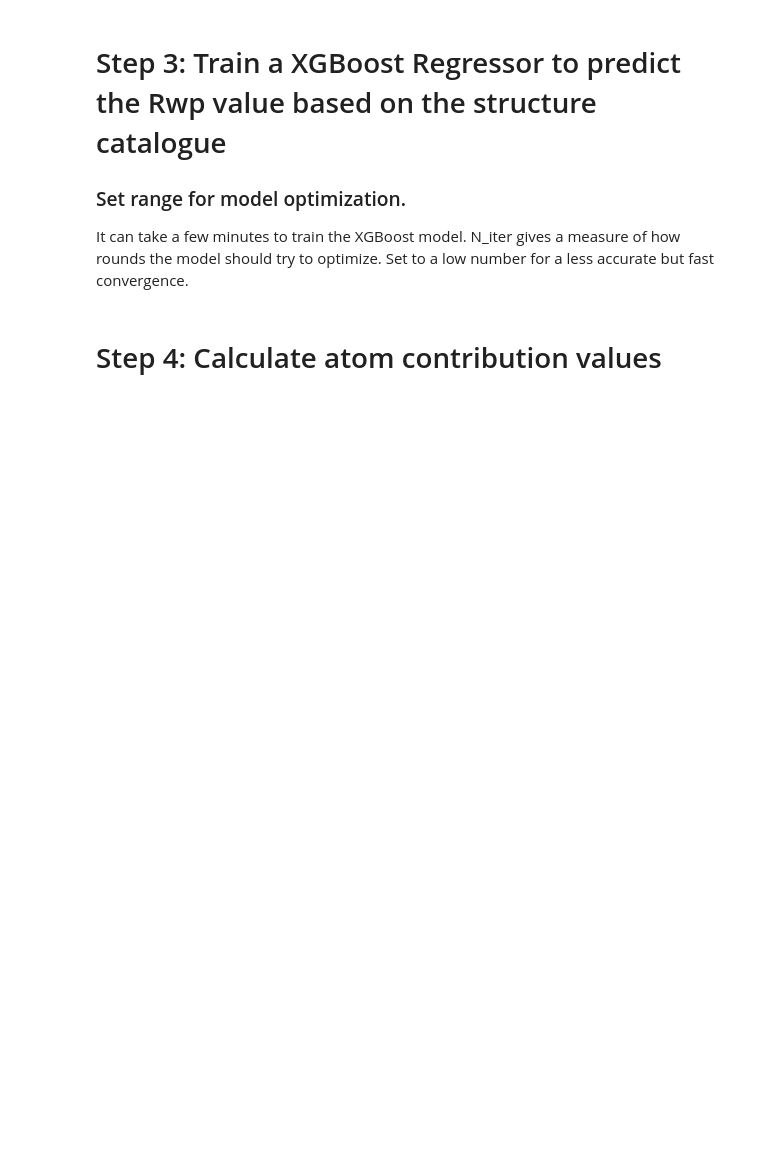
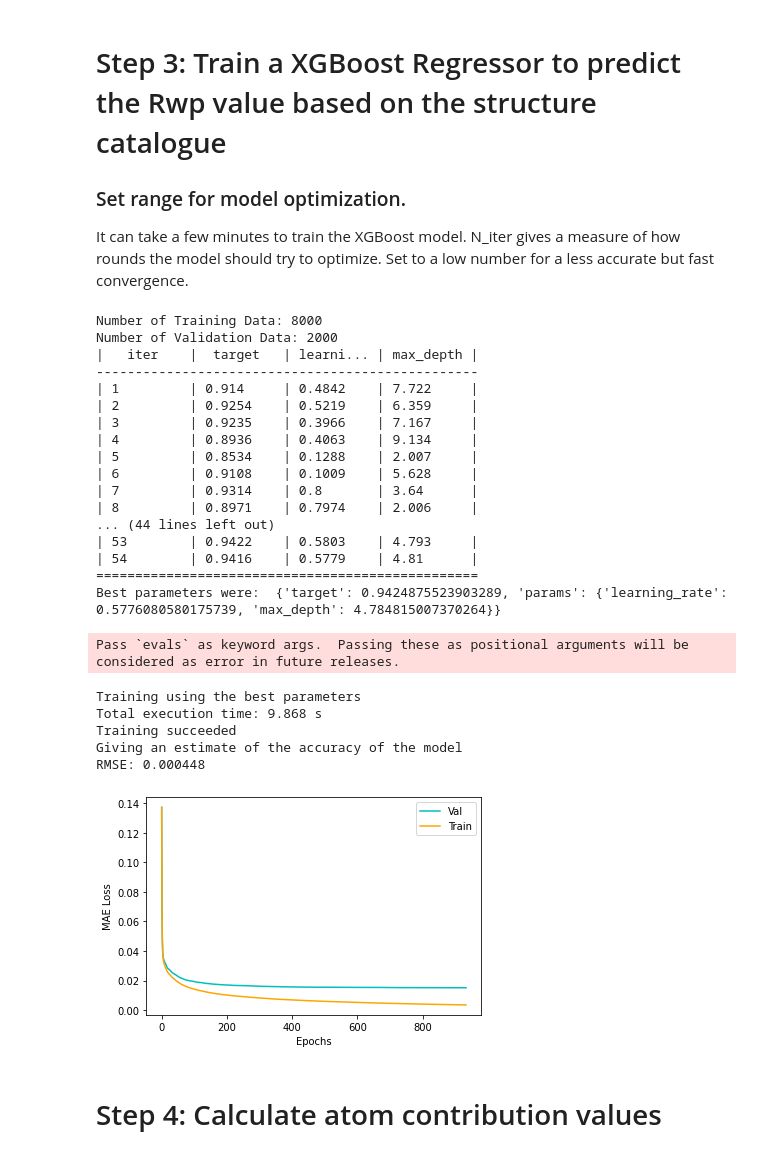
Before and after one commit to grebenyyk/ML-MotEx, a Jupyter notebook: ML_MotEx_Colab.ipynb, the cells around one changed output. Drawn from its saved outputs; the diff is of its cells as text; code cells hidden in the pictures; blank space fills up the shorter version.

```diff
--- a/ML_MotEx_Colab.ipynb
+++ b/ML_MotEx_Colab.ipynb
@@ -642,32 +691,57 @@ N_iter gives a measure of how rounds the model should try to optimize. Set to a
 # %%
 Min_LR = 0.1 # Minimum learning rate for the XGBoost algorithm
 Max_LR = 0.8 # Maximum learning rate for the XGBoost algorithm
 Min_Dep = 2 # Minimum max depth for the XGBoost algorithm
 Max_Dep = 10 # Maximum max depth for the XGBoost algorithm
 n_iter = 50 # Number of iterations for the bayesian optimization model
 
 # Import dataset
-StemName = 'Th22_02_spot1_0001_0000_summed_bsub_tmean_gs2'
-saveFits = StemName + ".txt" # Name of the saved fits file
+StemName = 'Th22_03_spot1_0001_0000_summed_bsub_tmean_gs2'
+saveFits = f"{StemName}.txt"
 X_train, y_train, X_val, y_val = Import_Dataset(saveFits)
 
 # Make a dictionary of parameters we should optimize for the ML algorithm
 parameters_BayesianOptimization = {"learning_rate": (Min_LR, Max_LR), #0.1 is default - Boosting learning rate
                                    "max_depth": (Min_Dep, Max_Dep)}  #3 is default - Maximum tree depth for base learners.
 
 # Finding the best parameters for the ML model
 BayesianOptimization_func = optimize_DecisionTree(X_train, y_train, parameters_BayesianOptimization, n_iter=n_iter)
 print("Best parameters were: ", BayesianOptimization_func.max)
 
 
 # Get best parameters for the ML model and make max depth to an integer
 params = BayesianOptimization_func.max['params']
 params['max_depth'] = int(params['max_depth'])
 
 #  Define model, train and validate the model and save model
 model, store = train_w_earlyStop(X_train, y_train, n_jobs=1, seed=0, base_score=0.5, n_estimators=100, gamma=0, min_child_weight=1, early_stop=50, **params)
 Validate_XGBoost(model, X_val, y_val)
-model.save_model(StemName + "_XGB_model.dat")
+model.save_model(f"{StemName}_XGB_model.dat")
+# %% [output]
+Number of Training Data: 8000
+Number of Validation Data: 2000
+|   iter    |  target   | learni... | max_depth |
+-------------------------------------------------
+| 1         | 0.914     | 0.4842    | 7.722     |
+| 2         | 0.9254    | 0.5219    | 6.359     |
+| 3         | 0.9235    | 0.3966    | 7.167     |
+| 4         | 0.8936    | 0.4063    | 9.134     |
+| 5         | 0.8534    | 0.1288    | 2.007     |
+| 6         | 0.9108    | 0.1009    | 5.628     |
+| 7         | 0.9314    | 0.8       | 3.64      |
+| 8         | 0.8971    | 0.7974    | 2.006     |
+... (44 lines left out)
+| 53        | 0.9422    | 0.5803    | 4.793     |
+| 54        | 0.9416    | 0.5779    | 4.81      |
+=================================================
+Best parameters were:  {'target': 0.9424875523903289, 'params': {'learning_rate': 0.5776080580175739, 'max_depth': 4.784815007370264}}
+Pass `evals` as keyword args.  Passing these as positional arguments will be considered as error in future releases.
+Training using the best parameters
+Total execution time: 9.868 s
+Training succeeded
+Giving an estimate of the accuracy of the model
+RMSE: 0.000448
+[figure, added]
 # %% [markdown]
 # Step 4: Calculate atom contribution values
 # %%
```
Also changed, not shown: parts of 17 cells of this notebook.
